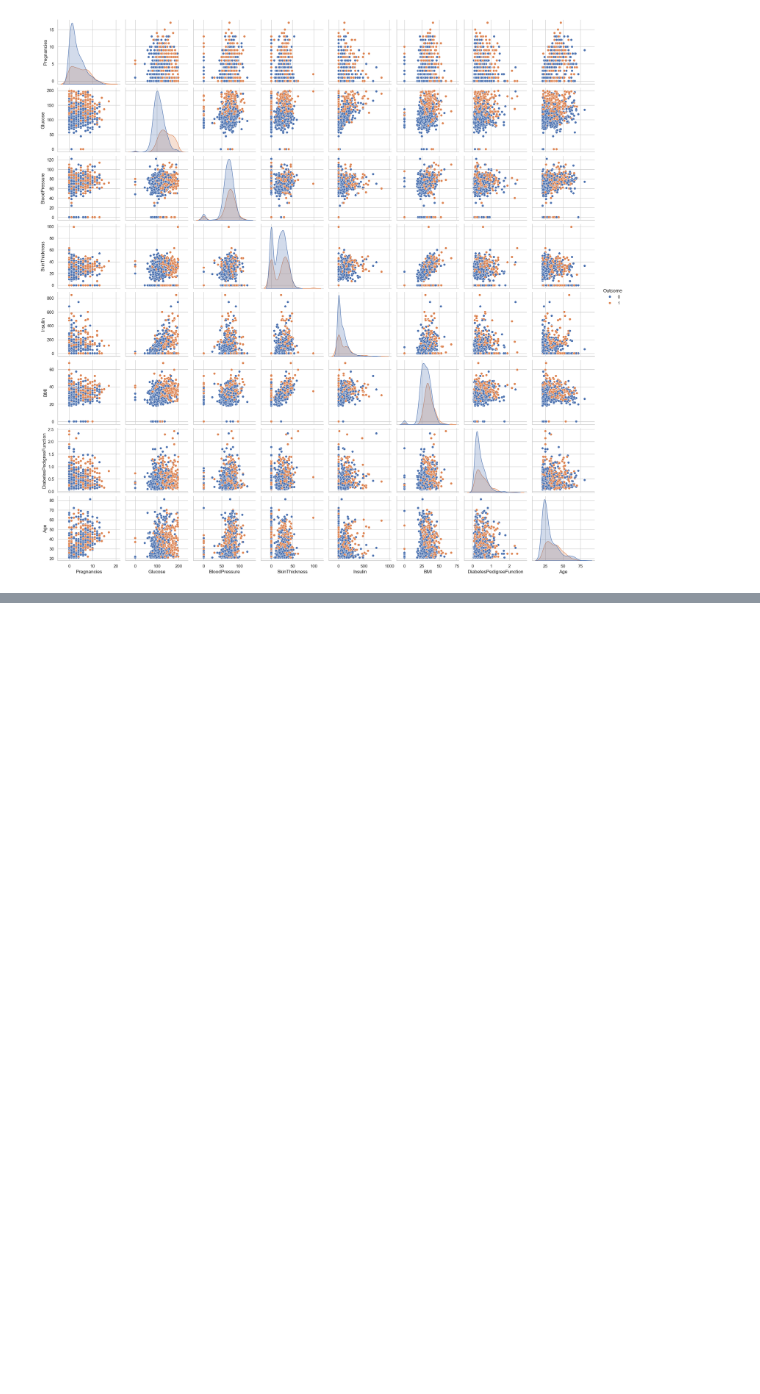
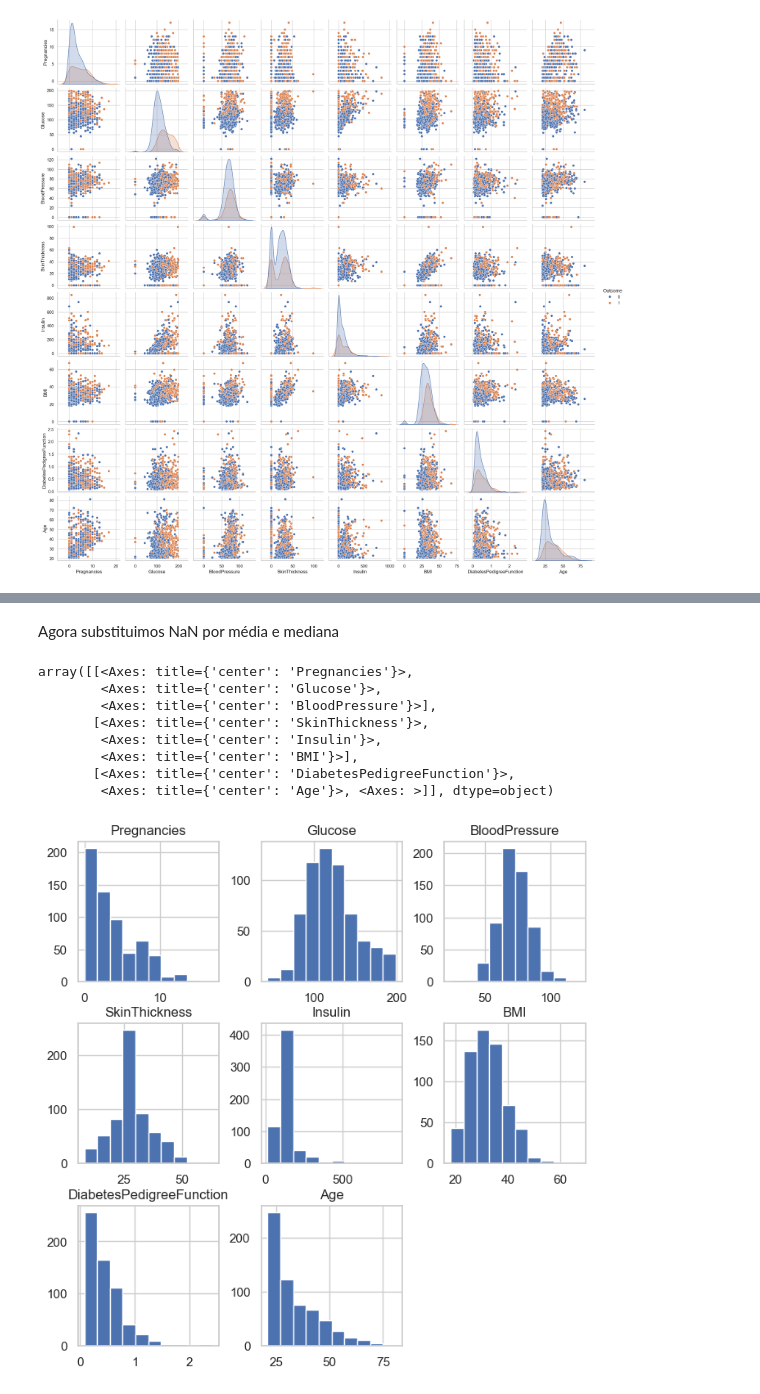
Before and after one commit to HannaCarla/machine-learning-classes, a Jupyter notebook: Aula1/diabetes_EDA.ipynb, the cells around one changed output, grey strips where cells are left out. Drawn from its saved outputs; the diff is of its cells as text; code cells hidden in the pictures; blank space fills up the shorter version.

```diff
--- a/Aula1/diabetes_EDA.ipynb
+++ b/Aula1/diabetes_EDA.ipynb
@@ -135,0 +187,8 @@ Em seguida vamos continuar com o pré-processamento e a classificação.
+# %%
+colunas_substituicao = ['Glucose', 'BloodPressure', 'SkinThickness', 'Insulin', 'BMI']
+# %%
+# Substituindo os valores iguais a 0 por NaN nas colunas específicas em X_train
+X_train[colunas_substituicao] = X_train[colunas_substituicao].replace(0, np.nan)
+
+# Substituindo os valores iguais a 0 por NaN nas colunas específicas em X_test
+X_test[colunas_substituicao] = X_test[colunas_substituicao].replace(0, np.nan)
@@ -135,0 +231,8 @@ Em seguida vamos continuar com o pré-processamento e a classificação.
+# %% [markdown]
+Agora substituimos NaN por média e mediana
+# %%
+X_train['Glucose'].fillna(X_train['Glucose'].mean(), inplace=True)
+X_train['BloodPressure'].fillna(X_train['BloodPressure'].mean(), inplace=True)
+X_train['SkinThickness'].fillna(X_train['SkinThickness'].median(), inplace=True)
+X_train['Insulin'].fillna(X_train['Insulin'].median(), inplace=True)
+X_train['BMI'].fillna(X_train['BMI'].mean(), inplace=True)
@@ -135,0 +245,12 @@ Em seguida vamos continuar com o pré-processamento e a classificação.
+# %%
+X_train.hist(figsize=(8, 8))
+# %% [output]
+array([[<Axes: title={'center': 'Pregnancies'}>,
+        <Axes: title={'center': 'Glucose'}>,
+        <Axes: title={'center': 'BloodPressure'}>],
+       [<Axes: title={'center': 'SkinThickness'}>,
+        <Axes: title={'center': 'Insulin'}>,
+        <Axes: title={'center': 'BMI'}>],
+       [<Axes: title={'center': 'DiabetesPedigreeFunction'}>,
+        <Axes: title={'center': 'Age'}>, <Axes: >]], dtype=object)
+[figure, added]
```
Also changed, not shown: parts of 15 cells of this notebook.
